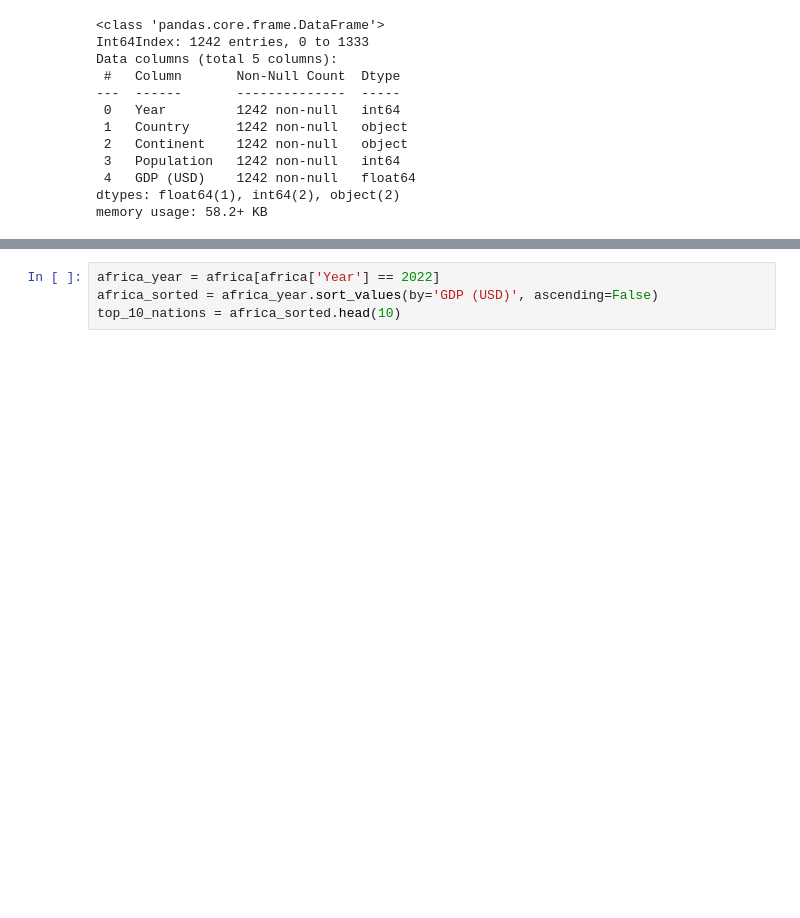
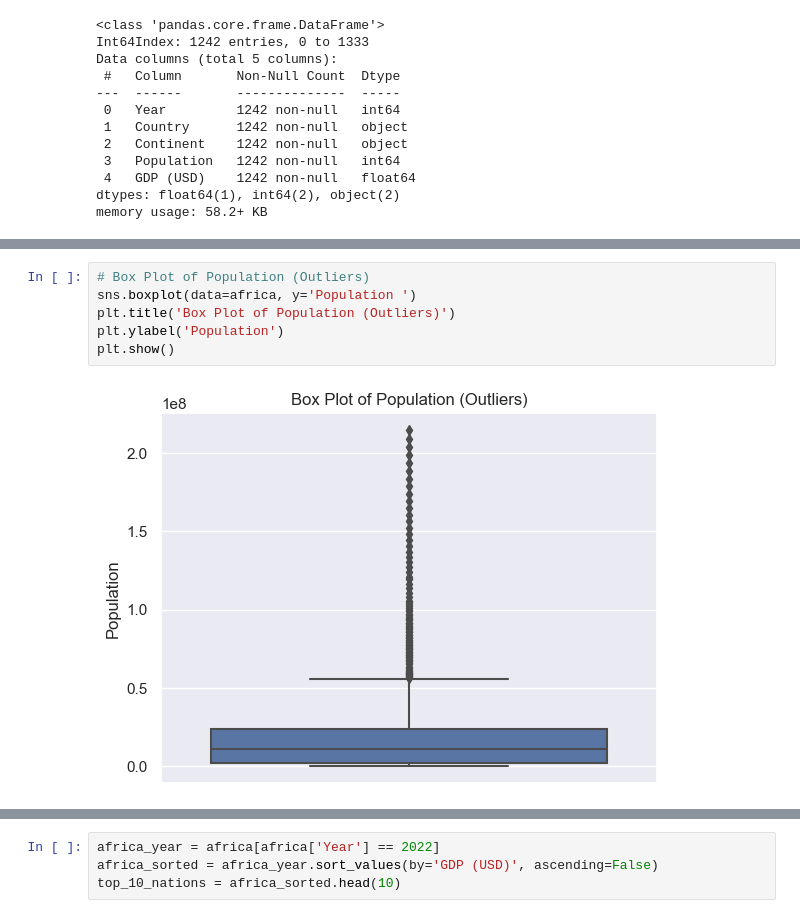
Before and after one commit to Murray-Assal/Africa_Data, a Jupyter notebook: Africa_World_Bank_Data.ipynb, the cells around one changed output, grey strips where cells are left out. Drawn from its saved outputs; the diff is of its cells as text; blank space fills up the shorter version.

```diff
--- a/Africa_World_Bank_Data.ipynb
+++ b/Africa_World_Bank_Data.ipynb
@@ -84,0 +113,8 @@ memory usage: 58.2+ KB
+# %%
+# Box Plot of Population (Outliers)
+sns.boxplot(data=africa, y='Population ')
+plt.title('Box Plot of Population (Outliers)')
+plt.ylabel('Population')
+plt.show()
+# %% [output]
+[figure, added]
```
Also changed, not shown: parts of 6 cells of this notebook.
